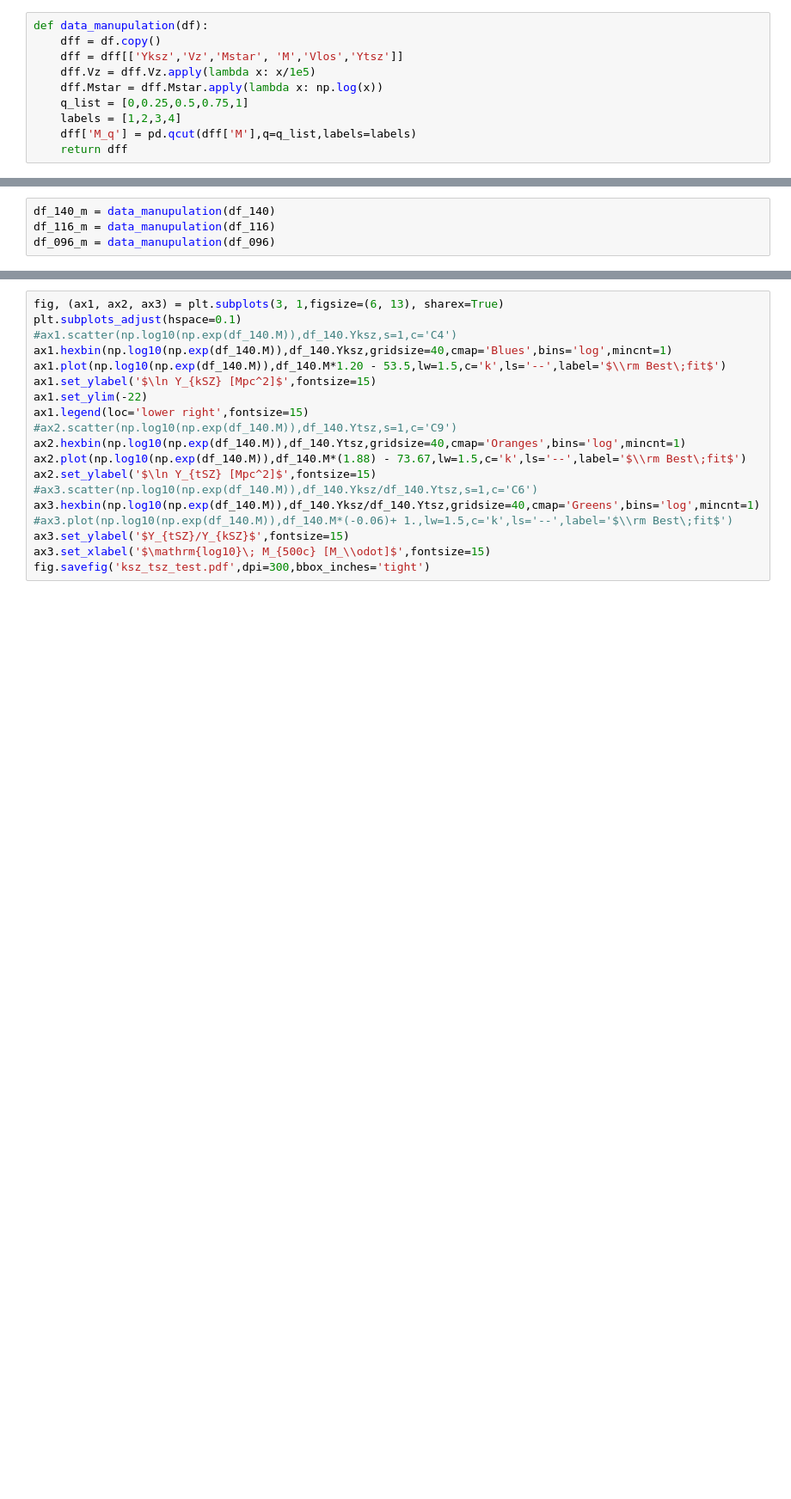
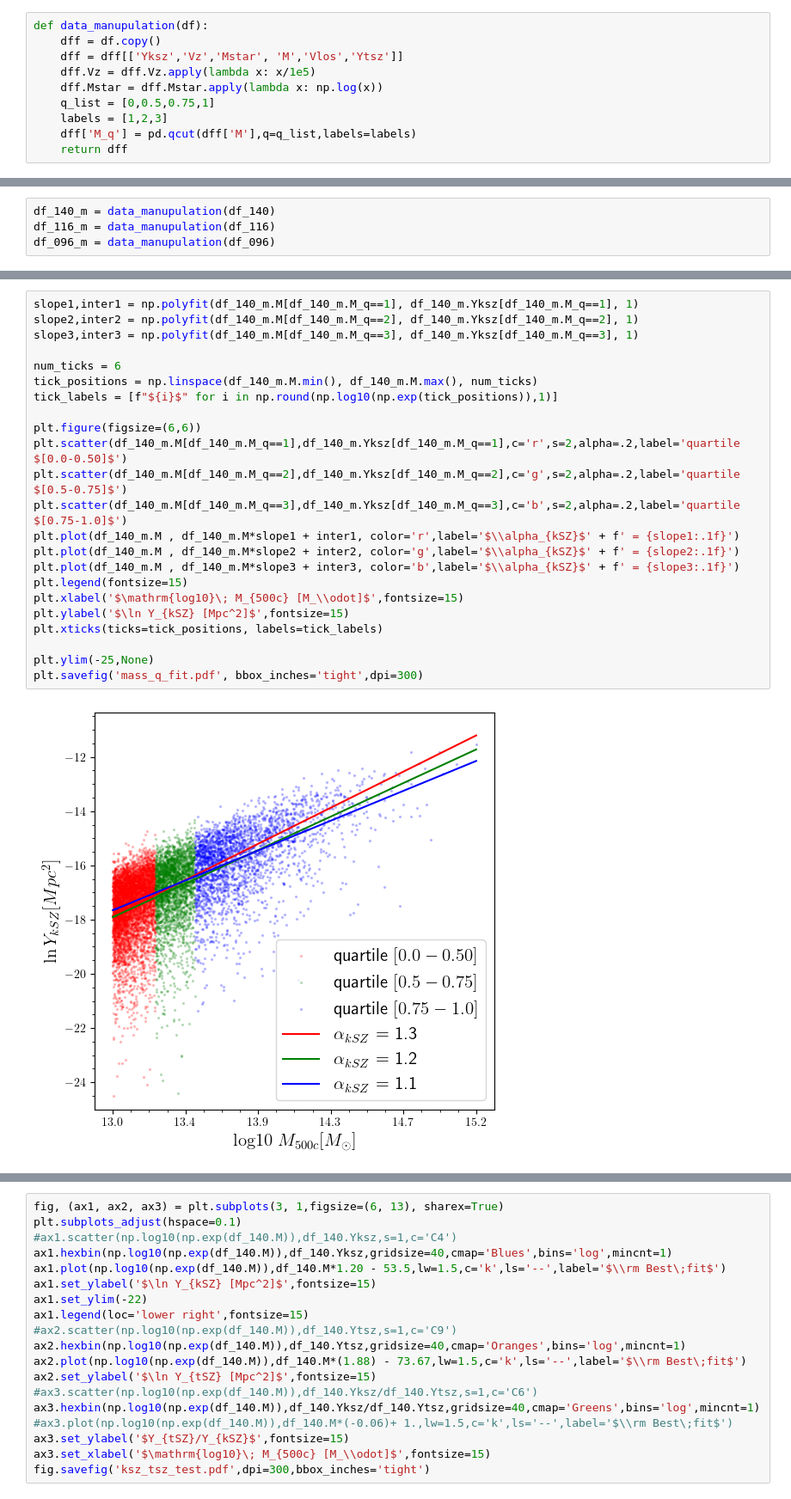
Before and after one commit to antolonappan/kSZscaler, a Jupyter notebook: Notebooks2/test1_r2.ipynb, the cells around one changed output, grey strips where cells are left out. Shown at 86% size. Saved outputs shown, nothing was run; the diff lists cells and outputs as text; blank space fills up the shorter version.

```diff
--- a/Notebooks2/test1_r2.ipynb
+++ b/Notebooks2/test1_r2.ipynb
@@ -37,8 +37,8 @@ def data_manupulation(df):
     dff = dff[['Yksz','Vz','Mstar', 'M','Vlos','Ytsz']]
     dff.Vz = dff.Vz.apply(lambda x: x/1e5)
     dff.Mstar = dff.Mstar.apply(lambda x: np.log(x))
-    q_list = [0,0.25,0.5,0.75,1]
-    labels = [1,2,3,4]
+    q_list = [0,0.5,0.75,1]
+    labels = [1,2,3]
     dff['M_q'] = pd.qcut(dff['M'],q=q_list,labels=labels)
     return dff
 # %%
@@ -66 +71,26 @@ df_096_m = data_manupulation(df_096)
+# %%
+slope1,inter1 = np.polyfit(df_140_m.M[df_140_m.M_q==1], df_140_m.Yksz[df_140_m.M_q==1], 1)
+slope2,inter2 = np.polyfit(df_140_m.M[df_140_m.M_q==2], df_140_m.Yksz[df_140_m.M_q==2], 1)
+slope3,inter3 = np.polyfit(df_140_m.M[df_140_m.M_q==3], df_140_m.Yksz[df_140_m.M_q==3], 1)
+
+num_ticks = 6
+tick_positions = np.linspace(df_140_m.M.min(), df_140_m.M.max(), num_ticks)
+tick_labels = [f"${i}$" for i in np.round(np.log10(np.exp(tick_positions)),1)]
+
+plt.figure(figsize=(6,6))
+plt.scatter(df_140_m.M[df_140_m.M_q==1],df_140_m.Yksz[df_140_m.M_q==1],c='r',s=2,alpha=.2,label='quartile $[0.0-0.50]$')
+plt.scatter(df_140_m.M[df_140_m.M_q==2],df_140_m.Yksz[df_140_m.M_q==2],c='g',s=2,alpha=.2,label='quartile $[0.5-0.75]$')
+plt.scatter(df_140_m.M[df_140_m.M_q==3],df_140_m.Yksz[df_140_m.M_q==3],c='b',s=2,alpha=.2,label='quartile $[0.75-1.0]$')
+plt.plot(df_140_m.M , df_140_m.M*slope1 + inter1, color='r',label='$\\alpha_{kSZ}$' + f' = {slope1:.1f}')
+plt.plot(df_140_m.M , df_140_m.M*slope2 + inter2, color='g',label='$\\alpha_{kSZ}$' + f' = {slope2:.1f}')
+plt.plot(df_140_m.M , df_140_m.M*slope3 + inter3, color='b',label='$\\alpha_{kSZ}$' + f' = {slope3:.1f}')
+plt.legend(fontsize=15)
+plt.xlabel('$\mathrm{log10}\; M_{500c} [M_\\odot]$',fontsize=15)
+plt.ylabel('$\ln Y_{kSZ} [Mpc^2]$',fontsize=15)
+plt.xticks(ticks=tick_positions, labels=tick_labels)
+
+plt.ylim(-25,None)
+plt.savefig('mass_q_fit.pdf', bbox_inches='tight',dpi=300)
+# %% [output]
+[figure, added]
 # %%
```
Also changed, not shown: parts of 3 cells of this notebook, 1 other file.
